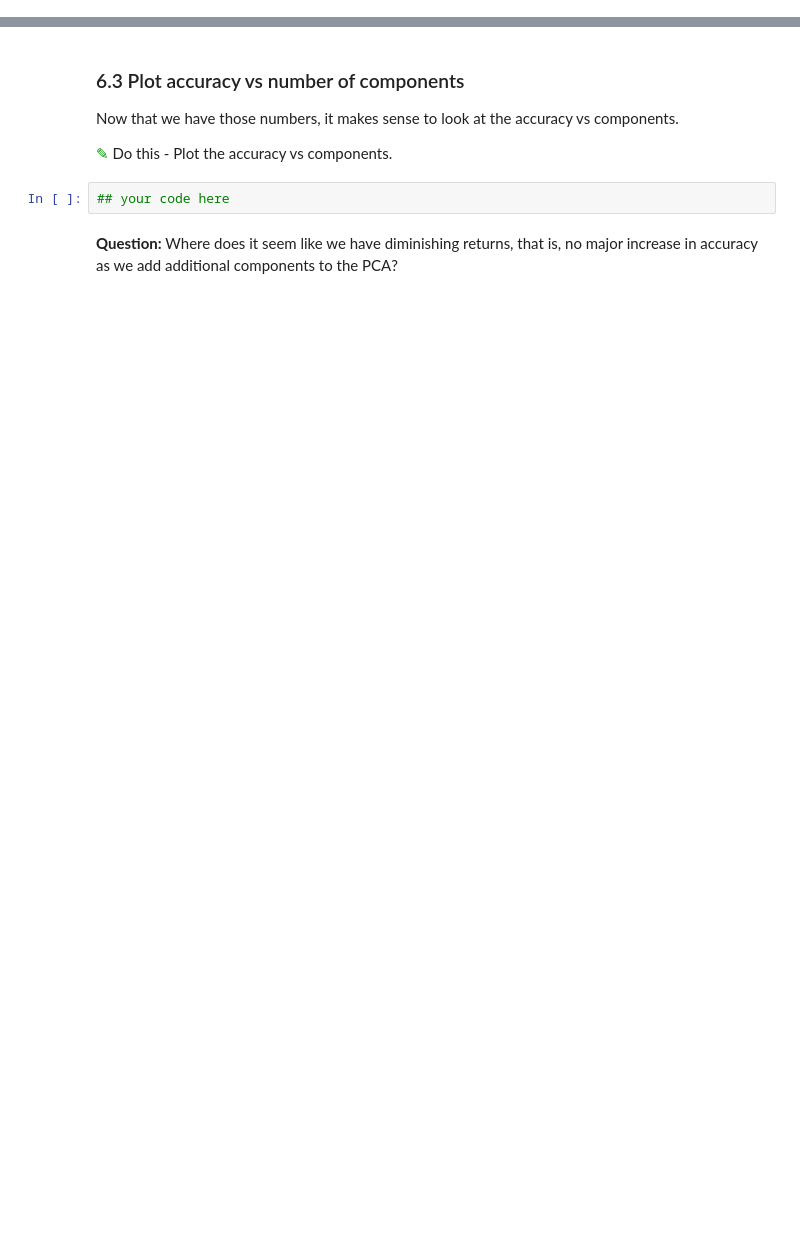
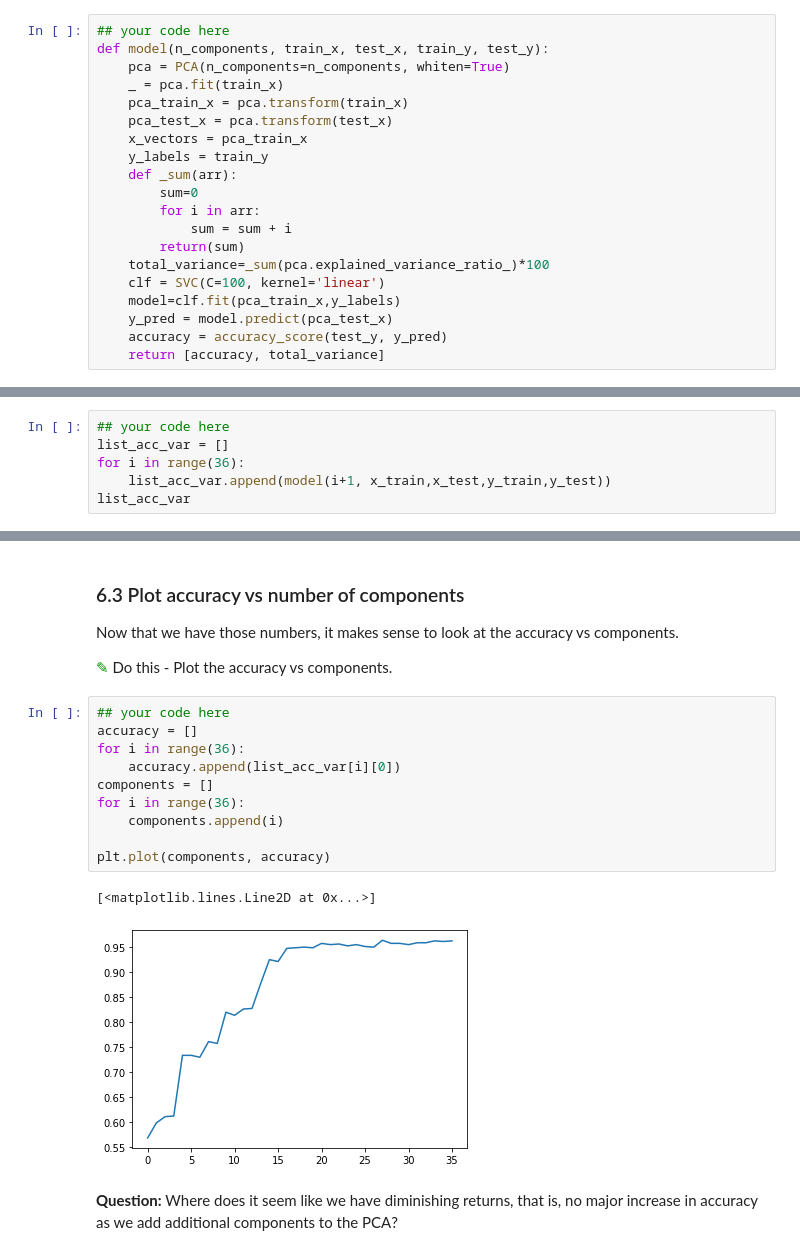
Before and after one commit to Ashley-francis/cmse202-f20-turnin, a Jupyter notebook: HW4/Homework4-SVM_and_PCA-STUDENT.ipynb, the cells around one changed output, grey strips where cells are left out. Cells and saved outputs as stored; diff of their text form; blank space fills up the shorter version.

```diff
--- a/HW4/Homework4-SVM_and_PCA-STUDENT.ipynb
+++ b/HW4/Homework4-SVM_and_PCA-STUDENT.ipynb
@@ -219,3 +388,23 @@ and it will return the accuracy scores for an SVC model fit to pca transformed f
+# %%
+## your code here
+def model(n_components, train_x, test_x, train_y, test_y):
+    pca = PCA(n_components=n_components, whiten=True)
+    _ = pca.fit(train_x)
+    pca_train_x = pca.transform(train_x)
+    pca_test_x = pca.transform(test_x)
+    x_vectors = pca_train_x
+    y_labels = train_y
+    def _sum(arr):
+        sum=0
+        for i in arr:
+            sum = sum + i
+        return(sum)
+    total_variance=_sum(pca.explained_variance_ratio_)*100
+    clf = SVC(C=100, kernel='linear')
+    model=clf.fit(pca_train_x,y_labels)
+    y_pred = model.predict(pca_test_x)
+    accuracy = accuracy_score(test_y, y_pred)
+    return [accuracy, total_variance]
 # %% [markdown]
 ### 6.2 Compute accuracies
 
@@ -226,0 +414,6 @@ Now that you have created a function that returns the accuracy for a given numbe
+# %%
+## your code here
+list_acc_var = []
+for i in range(36):
+    list_acc_var.append(model(i+1, x_train,x_test,y_train,y_test))
+list_acc_var
@@ -230,8 +441,19 @@ Now that you have created a function that returns the accuracy for a given numbe
 Now that we have those numbers, it makes sense to look at the accuracy vs components.
 
 <font size=8 color="#009600">&#9998;</font> Do this - Plot the accuracy vs components.
-# %%
-## your code here
+# %%
+## your code here
+accuracy = []
+for i in range(36):
+    accuracy.append(list_acc_var[i][0])
+components = []
+for i in range(36):
+    components.append(i)
+
+plt.plot(components, accuracy)
+# %% [output]
+[<matplotlib.lines.Line2D at 0x...>]
+[figure, added]
 # %% [markdown]
 **Question:** Where does it seem like we have diminishing returns, that is, no major increase in accuracy as we add additional components to the PCA?
 # %% [markdown]
```
Also changed, not shown: parts of 40 cells of this notebook.
